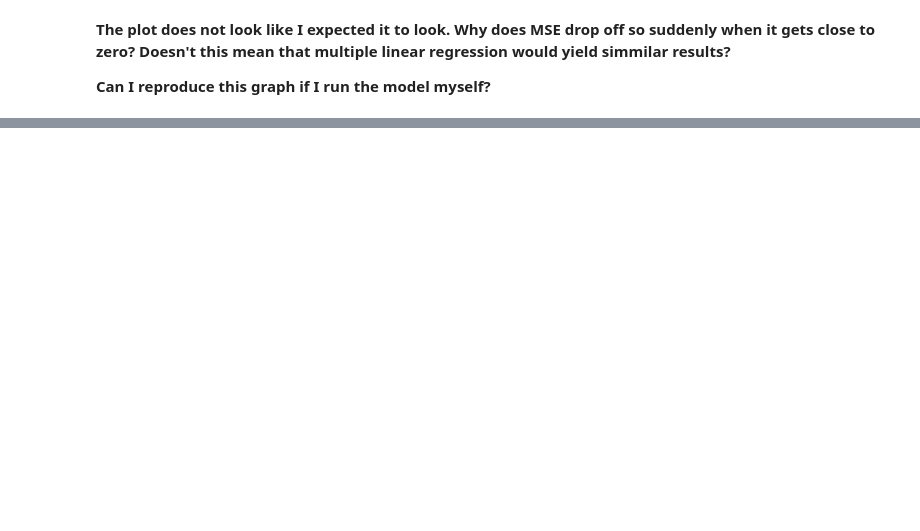
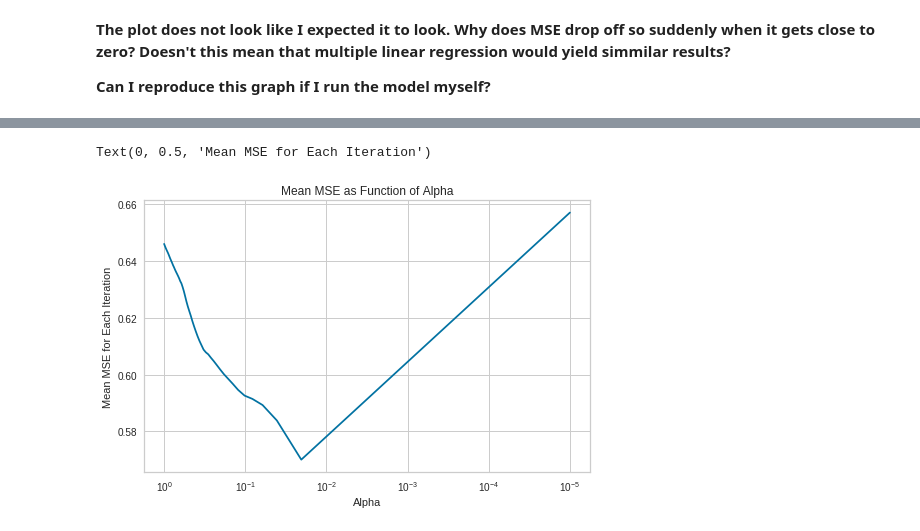
Before and after one commit to christopher-reed/CA-High-Value-Crops, a Jupyter notebook: Crop_Weather_EDA.ipynb, the cells around one changed output, grey strips where cells are left out. Drawn from its saved outputs; the diff is of its cells as text; code cells hidden in the pictures; blank space fills up the shorter version.

```diff
--- a/Crop_Weather_EDA.ipynb
+++ b/Crop_Weather_EDA.ipynb
@@ -733,0 +741,40 @@ Try with shuffling data
+# %%
+from sklearn.linear_model import LassoCV
+from sklearn.metrics import mean_squared_error
+
+#10,000 iterations, no normalization
+lasso = Lasso(max_iter = 10000, normalize = False)
+
+#Not specifying alphas to see what LassoCV comes up with
+lassocv = LassoCV(alphas = np.linspace(1,0.00001).tolist(), cv = 5, normalize = False)
+lassocv.fit(X_train, Y_train)
+
+#Use lassoCV params in lasso model
+lasso.set_params(alpha=lassocv.alpha_)
+lasso.fit(X_train, Y_train)
+
+print('MSE on train set:', mean_squared_error(Y_train, lasso.predict(X_train)))
+print('MSE on test set:', mean_squared_error(Y_test, lasso.predict(X_test)))
+
+print('R2 on train set:', r2_score(Y_train, lasso.predict(X_train)))
+print('R2 on test set:', r2_score(Y_test, lasso.predict(X_test)))
+# %%
+#Mean MSE for each iteration (5 folds per iteration)
+mse = lassocv.mse_path_.mean(axis = 1)
+
+alphas = lassocv.alphas_
+
+fig, ax = plt.subplots(figsize = (8,5))
+ax.plot(alphas,mse)
+
+#Reverse x axis
+ax.set_xscale('log')
+ax.set_xlim(ax.get_xlim()[::-1])
+
+#Format
+plt.title('Mean MSE as Function of Alpha')
+plt.xlabel('Alpha')
+plt.ylabel('Mean MSE for Each Iteration')
+# %% [output]
+Text(0, 0.5, 'Mean MSE for Each Iteration')
+[figure, added]
```
Also changed, not shown: parts of 18 cells of this notebook.
